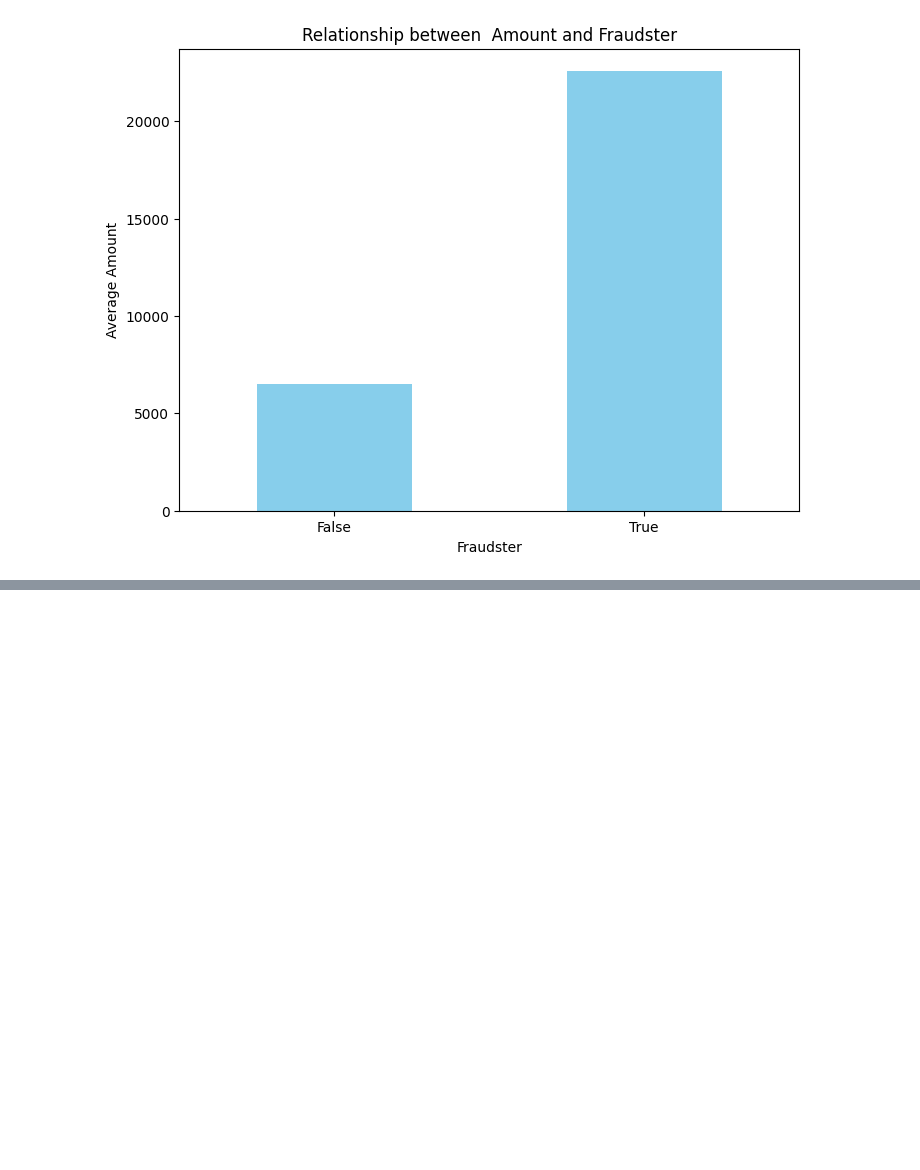
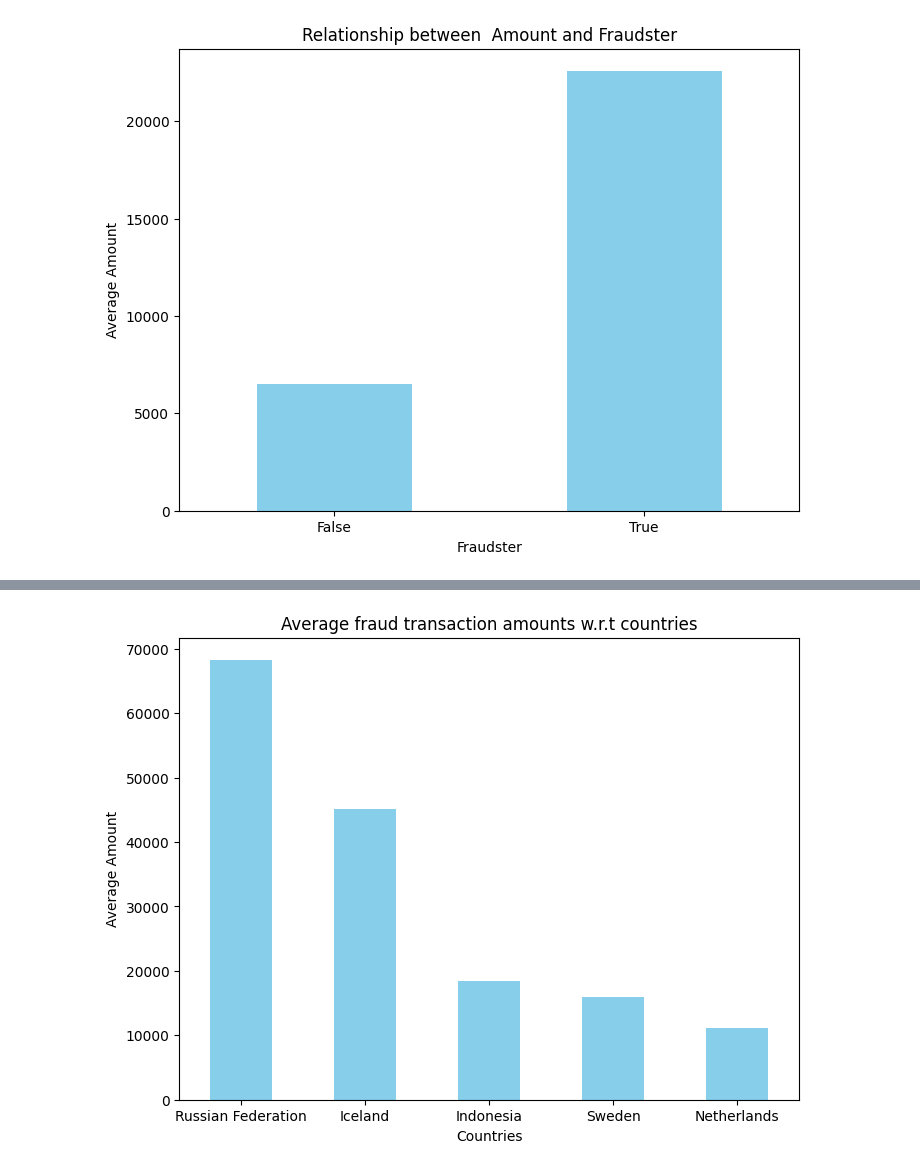
Before and after one commit to nikhilbansal23/Fraudsters-Detection, a Jupyter notebook: Fraudsters_Detection.ipynb, the cells around one changed output, grey strips where cells are left out. Drawn from its saved outputs; the diff is of its cells as text; code cells hidden in the pictures; blank space fills up the shorter version.

```diff
--- a/Fraudsters_Detection.ipynb
+++ b/Fraudsters_Detection.ipynb
@@ -191,0 +237,15 @@ plt.show()
+# %%
+import pandas as pd
+import matplotlib.pyplot as plt
+grouped = df.groupby('country')['amount_usd'].mean().nlargest(5)
+
+# Create a bar plot to visualize the relationship
+plt.figure(figsize=(8, 6))
+grouped.plot(kind='bar', color='skyblue')
+plt.xlabel('Countries')
+plt.ylabel('Average Amount')
+plt.title('Average fraud transaction amounts w.r.t countries')
+plt.xticks(rotation=0)  # Keep the x-axis labels horizontal
+plt.show()
+# %% [output]
+[figure, added]
```
Also changed, not shown: parts of 16 cells of this notebook.
